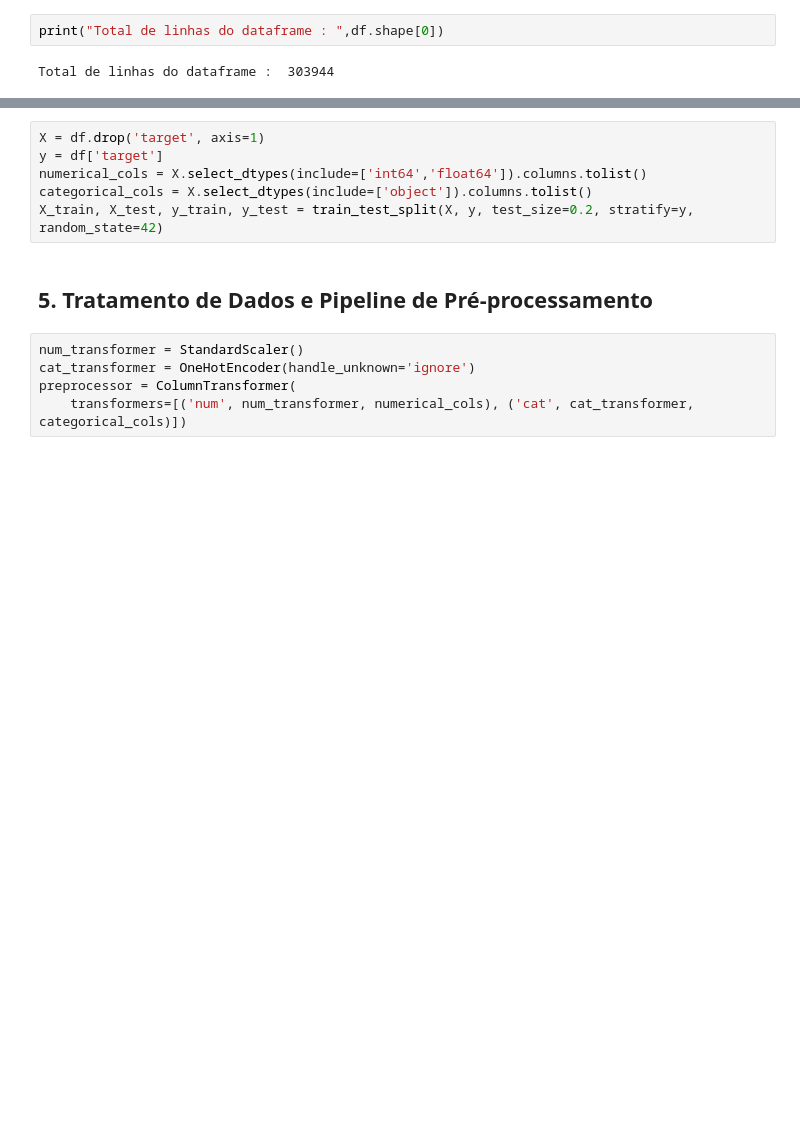
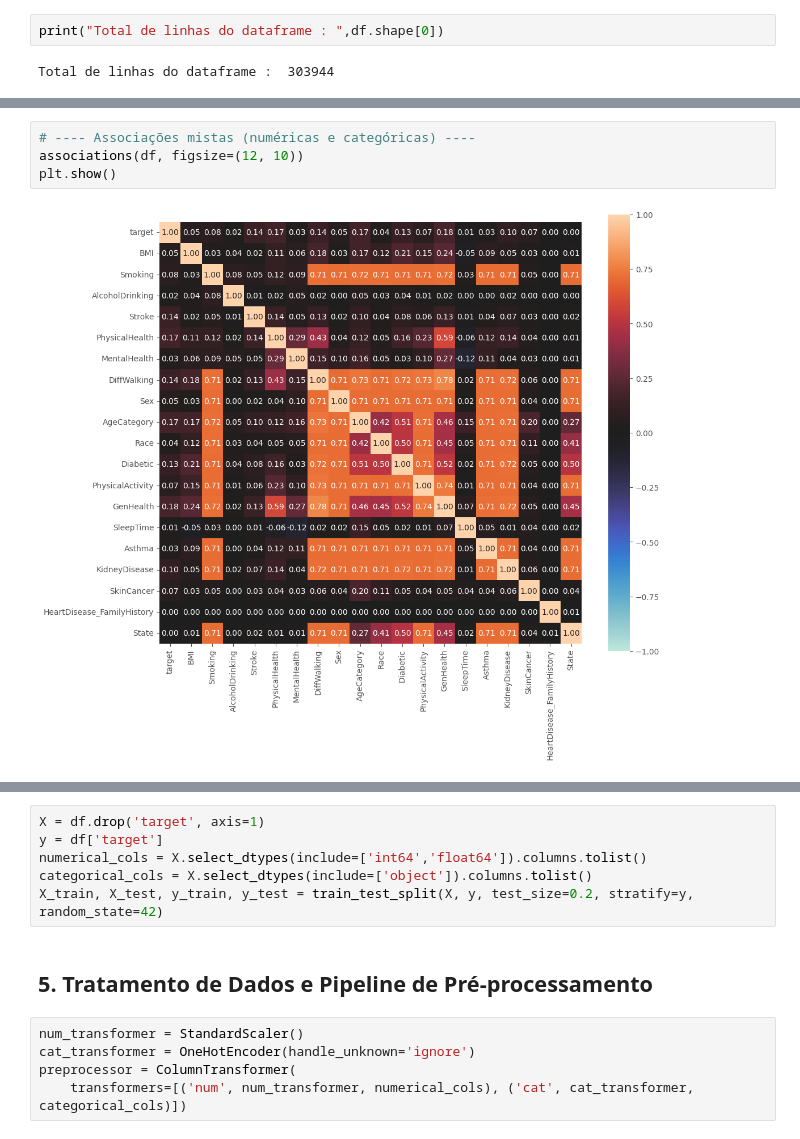
Before and after one commit to andreaafs/MVP-Machine-Learning-Analytics, a Jupyter notebook: MVP_Heart_Disease.ipynb, the cells around one changed output, grey strips where cells are left out. Drawn from its saved outputs; the diff is of its cells as text; blank space fills up the shorter version.

```diff
--- a/MVP_Heart_Disease.ipynb
+++ b/MVP_Heart_Disease.ipynb
@@ -296,0 +299,6 @@ AttributeError: module 'numba' has no attribute 'generated_jit'
+# %%
+# ---- Associações mistas (numéricas e categóricas) ----
+associations(df, figsize=(12, 10))
+plt.show()
+# %% [output]
+[figure, added]
```
Also changed, not shown: parts of 203 cells of this notebook.
